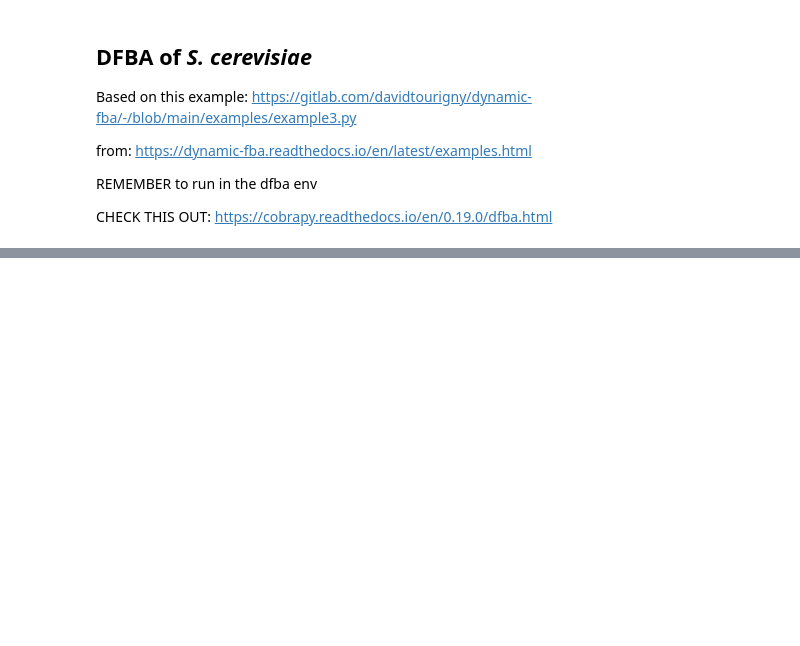
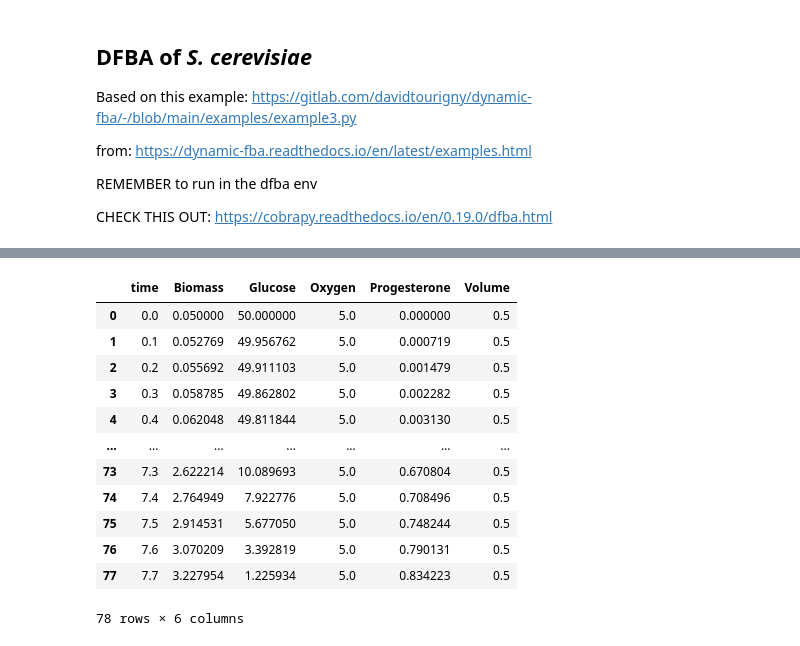
Before and after one commit to 27410/27410-group-assigment-group_3, a Jupyter notebook: misc/Bertram/Test_DFFBA_Sc.ipynb, the cells around one changed output, grey strips where cells are left out. Saved outputs shown, nothing was run; the diff lists cells and outputs as text; code cells hidden in the pictures; blank space fills up the shorter version.

```diff
--- a/misc/Bertram/Test_DFFBA_Sc.ipynb
+++ b/misc/Bertram/Test_DFFBA_Sc.ipynb
@@ -173,3 +230,19 @@ plot_concentrations(concentrations)
+# %%
+concentrations
+# %% [output]
+|  | time | Biomass | Glucose | Oxygen | Progesterone | Volume |
+| 0 | 0.0 | 0.050000 | 50.000000 | 5.0 | 0.000000 | 0.5 |
+| 1 | 0.1 | 0.052769 | 49.956762 | 5.0 | 0.000719 | 0.5 |
+| 2 | 0.2 | 0.055692 | 49.911103 | 5.0 | 0.001479 | 0.5 |
+| 3 | 0.3 | 0.058785 | 49.862802 | 5.0 | 0.002282 | 0.5 |
+| 4 | 0.4 | 0.062048 | 49.811844 | 5.0 | 0.003130 | 0.5 |
+| ... | ... | ... | ... | ... | ... | ... |
+| 73 | 7.3 | 2.622214 | 10.089693 | 5.0 | 0.670804 | 0.5 |
+| 74 | 7.4 | 2.764949 | 7.922776 | 5.0 | 0.708496 | 0.5 |
+| 75 | 7.5 | 2.914531 | 5.677050 | 5.0 | 0.748244 | 0.5 |
+| 76 | 7.6 | 3.070209 | 3.392819 | 5.0 | 0.790131 | 0.5 |
+| 77 | 7.7 | 3.227954 | 1.225934 | 5.0 | 0.834223 | 0.5 |
+78 rows × 6 columns
 # %%
 plot_trajectories(trajectories)
 # %% [output]
```
Also changed, not shown: parts of 17 cells of this notebook, 2 other files.
